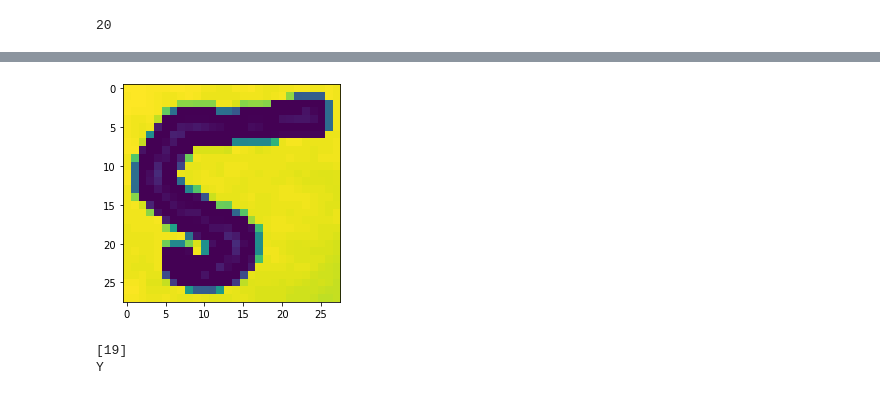
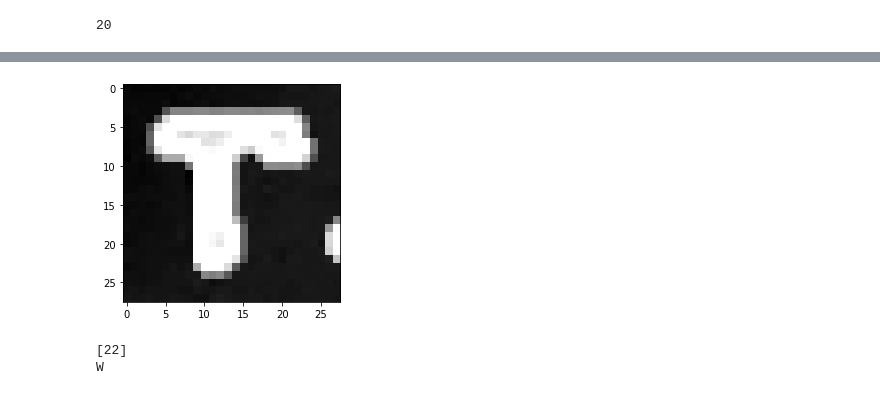
Before and after one commit to PN-picsell/ia_cloud, a Jupyter notebook: FRANTZ_Corentin/tp3_wordDetection/main.ipynb, the cells around one changed output, grey strips where cells are left out. Cells and saved outputs as stored; diff of their text form; code cells hidden in the pictures.

```diff
--- a/FRANTZ_Corentin/tp3_wordDetection/main.ipynb
+++ b/FRANTZ_Corentin/tp3_wordDetection/main.ipynb
@@ -261,7 +320,7 @@ plt.imshow(X_test[77])
 # %%
-input_image = cv.imread("umbc_zipcode.png")
-convolImage = cv.filter2D(input_image, -1, box_kernel)
-
-plt.imshow(convolImage)
+input_image = cv.imread("umbc_address.png")
+imgray = cv.cvtColor(input_image, cv.COLOR_BGR2GRAY)
+#ret,imgray = cv.threshold(imgray,140,255,cv.THRESH_BINARY)
+plt.imshow(imgray, cmap='gray')
 plt.show()
 # %% [output]
@@ -269,8 +328,7 @@ plt.show()
 # %%
 # cv.cvtcolor supprime la dimension couleur de l'image donc image est en noir et blanc
-imgray = cv.cvtColor(convolImage, cv.COLOR_BGR2GRAY)
-
+convolImage = cv.filter2D(imgray, -1, box_kernel)
 # plt rapplique une couleur de base, pour éviter cela -> cmap='gray'
-plt.imshow(imgray, cmap='gray')
+plt.imshow(convolImage, cmap='gray')
 plt.show()
 # %% [output]
@@ -278,6 +336,6 @@ plt.show()
 # %%
 # cv.Canny permet d'appliquer des filtres sur l'image
-edges = cv.Canny(imgray, 400, 255)
+edges = cv.Canny(convolImage, 400, 255)
 
 # findContour récupère les positions des coutours et les insère dans un tableau
 contours, hierarchy = cv.findContours(edges, cv.RETR_EXTERNAL, cv.CHAIN_APPROX_SIMPLE)
@@ -296,7 +354,9 @@ array = []
 ROI_number = 0
 for cnt in contours:
     x, y, w, h = cv.boundingRect(cnt)
-    ROI = img[y-3:y+h+3, x-3:x+w+3]
-    #print(ROI.shape)
-    array.append(np.array([cv.resize(ROI, (28,28))]))
+    ROI = imgray[y:y+h, x:x+w]
+    ROI = cv2.bitwise_not(ROI).astype(numpy.float32)
+    ret,ROI = cv.threshold(ROI,127,255,cv.THRESH_BINARY)
+    out = np.array([cv.resize(ROI, (28,28))])
+    array.append(out.reshape(28,28,1))
     ROI_number += 1
@@ -303,16 +430,16 @@ for cnt in contours:
 # %%
-plt.imshow(array[3].reshape(28,28,1), interpolation='nearest')
+plt.imshow(array[3].reshape(28,28,1), interpolation='nearest', cmap=plt.cm.binary)
 plt.show()
 # %% [output]
-[figure, old version]
+[figure, new version]
 # %%
 val = model.predict_classes(array[3].reshape(1,28,28,1))
 class_names[val[0]]
 print(val)
-print(class_names[24])
+print(class_names[val[0]])
 # %% [output]
-[19]
-Y
+[22]
+W
 # %%
 values = []
 for elem in array:
```
Also changed, not shown: parts of 29 cells of this notebook, 1 other file.
